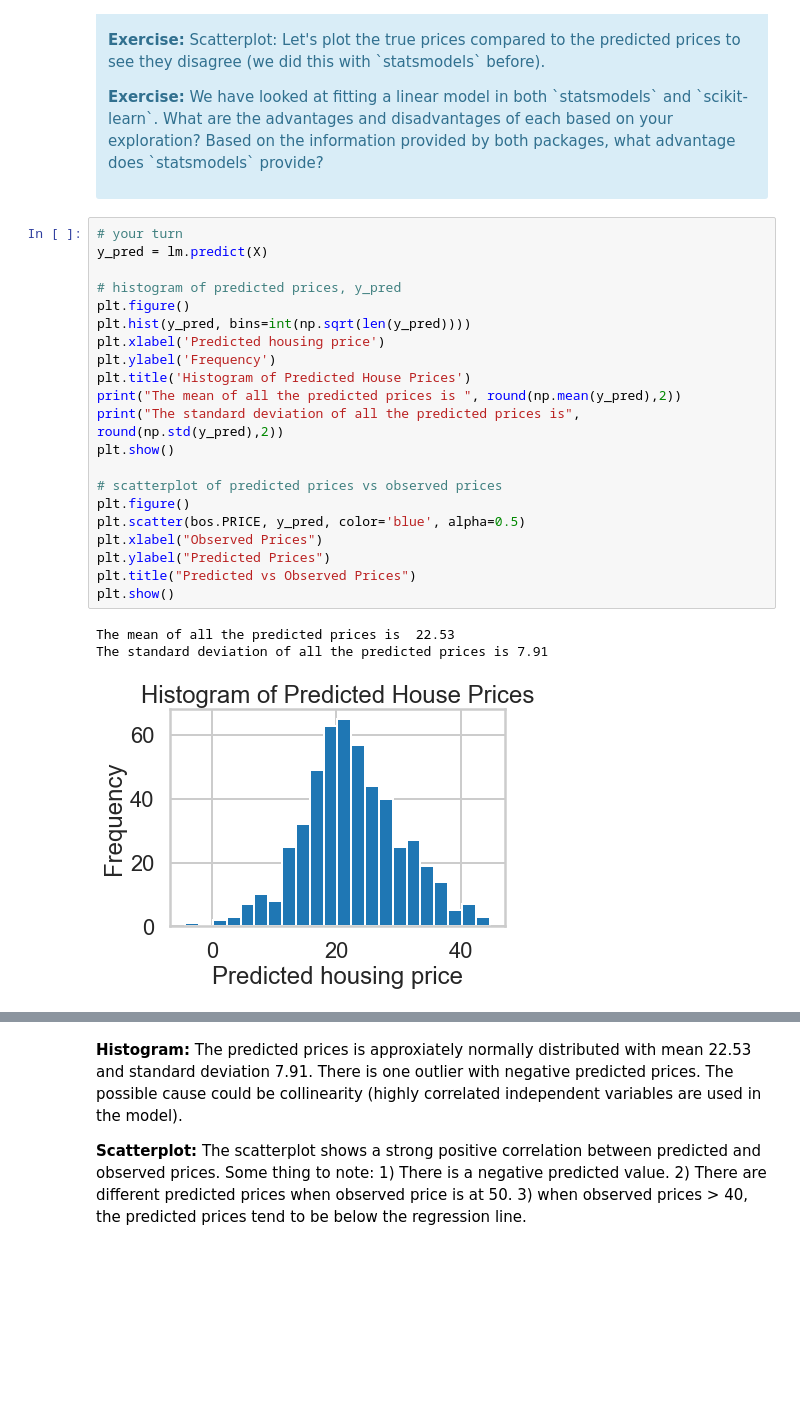
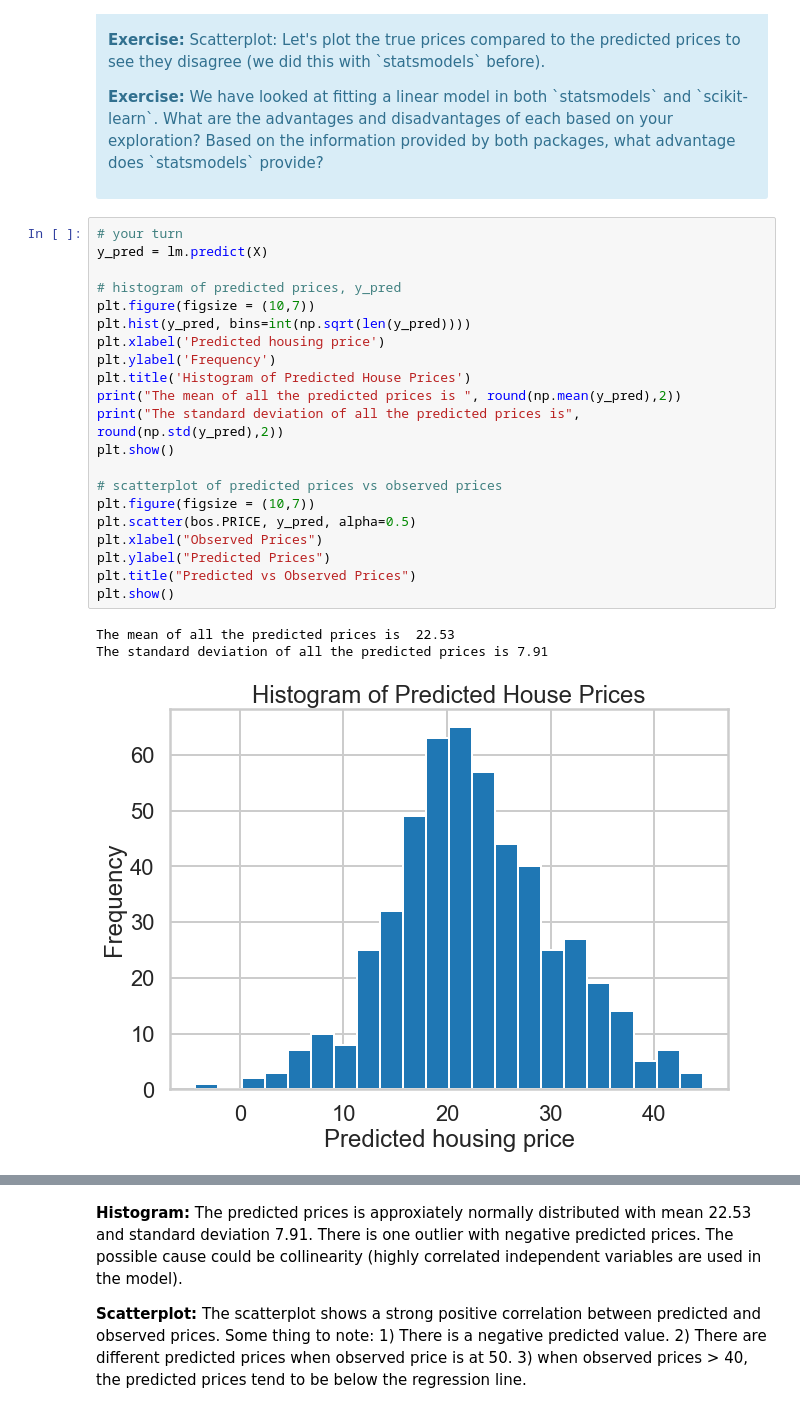
Before and after one commit to hwdsda/Springboard, a Jupyter notebook: Mini_Project_04_Linear_Regression/Mini_Project_Linear_Regression.ipynb, the cells around one changed output, grey strips where cells are left out. Cells and saved outputs as stored; diff of their text form; blank space fills up the shorter version.

```diff
--- a/Mini_Project_04_Linear_Regression/Mini_Project_Linear_Regression.ipynb
+++ b/Mini_Project_04_Linear_Regression/Mini_Project_Linear_Regression.ipynb
@@ -611,25 +611,25 @@ array([30.00384338, 25.02556238, 30.56759672, 28.60703649, 27.94352423])
 # %%
 # your turn
 y_pred = lm.predict(X)
 
 # histogram of predicted prices, y_pred
-plt.figure()
+plt.figure(figsize = (10,7))
 plt.hist(y_pred, bins=int(np.sqrt(len(y_pred))))
 plt.xlabel('Predicted housing price')
 plt.ylabel('Frequency')
 plt.title('Histogram of Predicted House Prices')
 print("The mean of all the predicted prices is ", round(np.mean(y_pred),2))
 print("The standard deviation of all the predicted prices is", round(np.std(y_pred),2))
 plt.show()
 
 # scatterplot of predicted prices vs observed prices
-plt.figure()
-plt.scatter(bos.PRICE, y_pred, color='blue', alpha=0.5)
+plt.figure(figsize = (10,7))
+plt.scatter(bos.PRICE, y_pred, alpha=0.5)
 plt.xlabel("Observed Prices")
 plt.ylabel("Predicted Prices")
 plt.title("Predicted vs Observed Prices")
 plt.show()
 # %% [output]
 The mean of all the predicted prices is  22.53
 The standard deviation of all the predicted prices is 7.91
-[figure, old version]
+[figure, new version]
```
Also changed, not shown: parts of 8 cells of this notebook.
